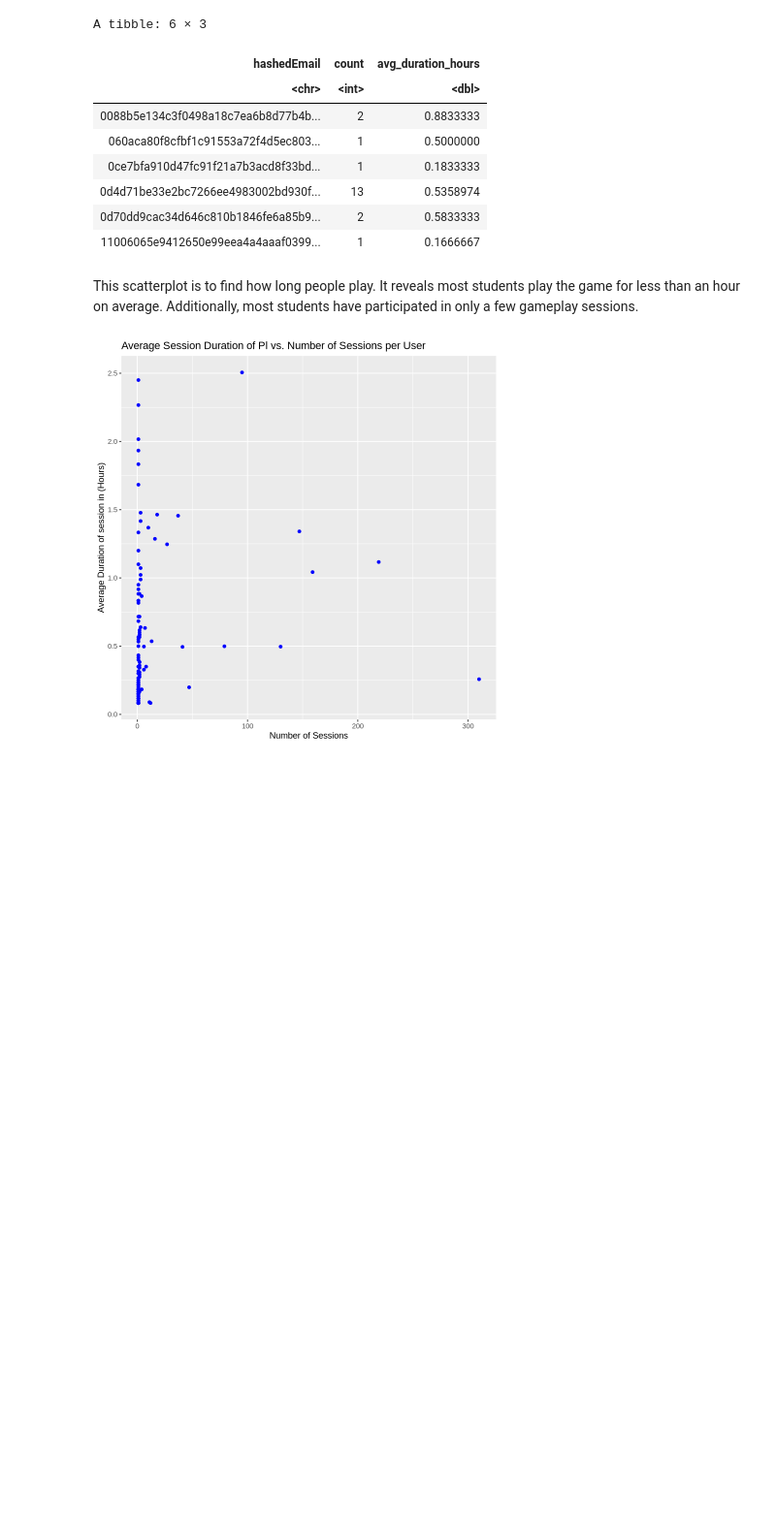
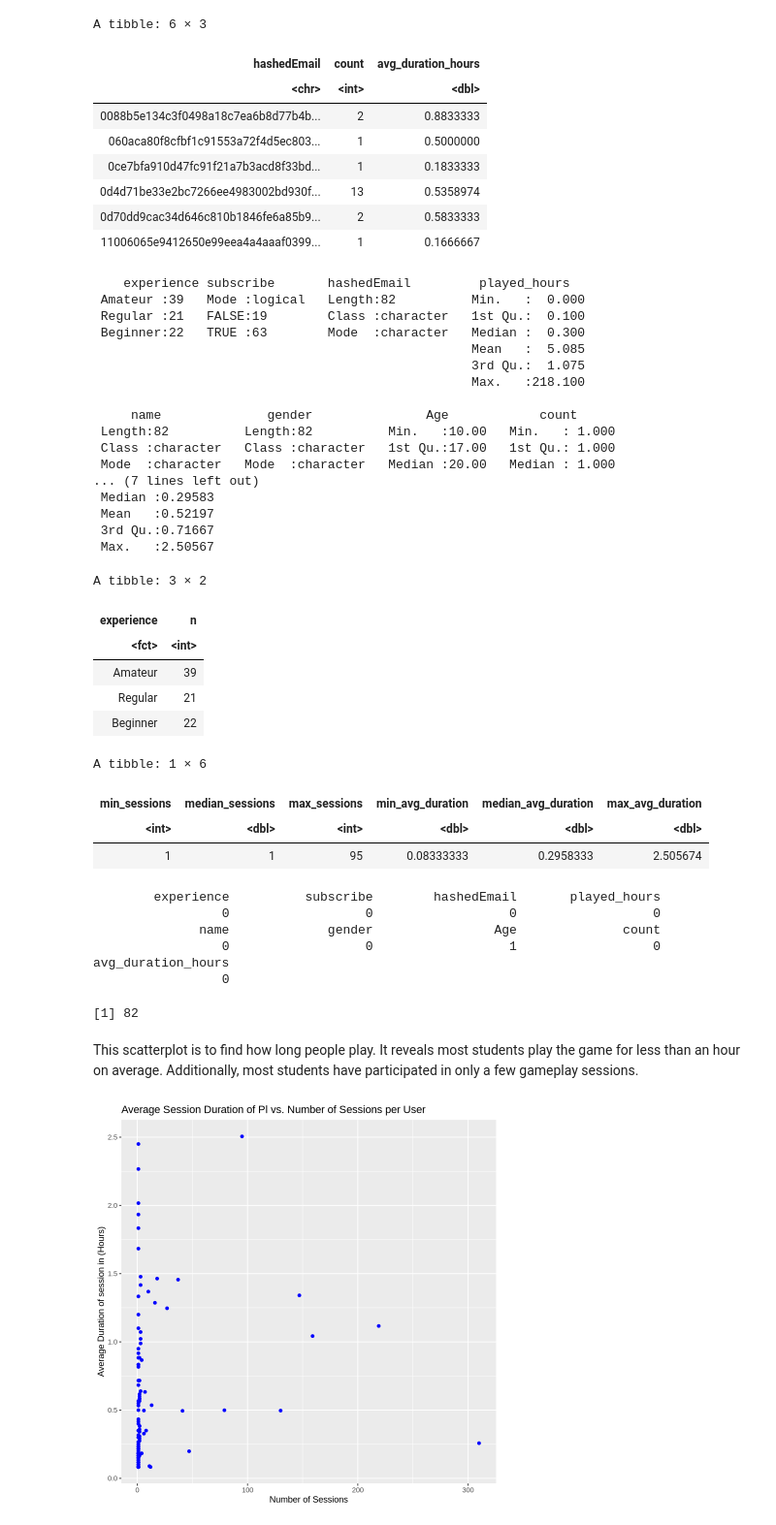
Before and after one commit to E000H/dsci-100-2025-group-008-22-, a Jupyter notebook: individual_project.ipynb, the cells around one changed output. Shown: that part at 97% size. Cells and saved outputs as stored; diff of their text form; code cells hidden in the pictures; blank space fills up the shorter version.

```diff
--- a/individual_project.ipynb
+++ b/individual_project.ipynb
@@ -116,6 +116,60 @@ A tibble: 6 × 3
 | 0d4d71be33e2bc7266ee4983002bd930f... | 13 | 0.5358974 |
 | 0d70dd9cac34d646c810b1846fe6a85b9... | 2 | 0.5833333 |
 | 11006065e9412650e99eea4a4aaaf0399... | 1 | 0.1666667 |
+# %%
+summary(final_data)
+
+final_data %>%
+  count(experience)
+
+final_data %>%
+  summarise(
+    min_sessions = min(count),
+    median_sessions = median(count),
+    max_sessions = max(count),
+    min_avg_duration = min(avg_duration_hours),
+    median_avg_duration = median(avg_duration_hours),
+    max_avg_duration = max(avg_duration_hours)
+  )
+
+colSums(is.na(final_data))
+
+nrow(final_data)
+# %% [output]
+    experience subscribe       hashedEmail         played_hours
+ Amateur :39   Mode :logical   Length:82          Min.   :  0.000
+ Regular :21   FALSE:19        Class :character   1st Qu.:  0.100
+ Beginner:22   TRUE :63        Mode  :character   Median :  0.300
+                                                  Mean   :  5.085
+                                                  3rd Qu.:  1.075
+                                                  Max.   :218.100
+
+     name              gender               Age            count
+ Length:82          Length:82          Min.   :10.00   Min.   : 1.000
+ Class :character   Class :character   1st Qu.:17.00   1st Qu.: 1.000
+ Mode  :character   Mode  :character   Median :20.00   Median : 1.000
+... (7 lines left out)
+ Median :0.29583
+ Mean   :0.52197
+ 3rd Qu.:0.71667
+ Max.   :2.50567
+A tibble: 3 × 2
+| experience | n |
+| <fct> | <int> |
+| Amateur | 39 |
+| Regular | 21 |
+| Beginner | 22 |
+A tibble: 1 × 6
+| min_sessions | median_sessions | max_sessions | min_avg_duration | median_avg_duration | max_avg_duration |
+| <int> | <dbl> | <int> | <dbl> | <dbl> | <dbl> |
+| 1 | 1 | 95 | 0.08333333 | 0.2958333 | 2.505674 |
+        experience          subscribe        hashedEmail       played_hours
+                 0                  0                  0                  0
+              name             gender                Age              count
+                 0                  0                  1                  0
+avg_duration_hours
+                 0
+[1] 82
 # %% [markdown]
 This scatterplot is to find how long people play. It reveals most students play the game for less than an hour on average. Additionally, most students have participated in only a few gameplay sessions.
 # %%
```
Also changed, not shown: parts of 9 cells of this notebook.
